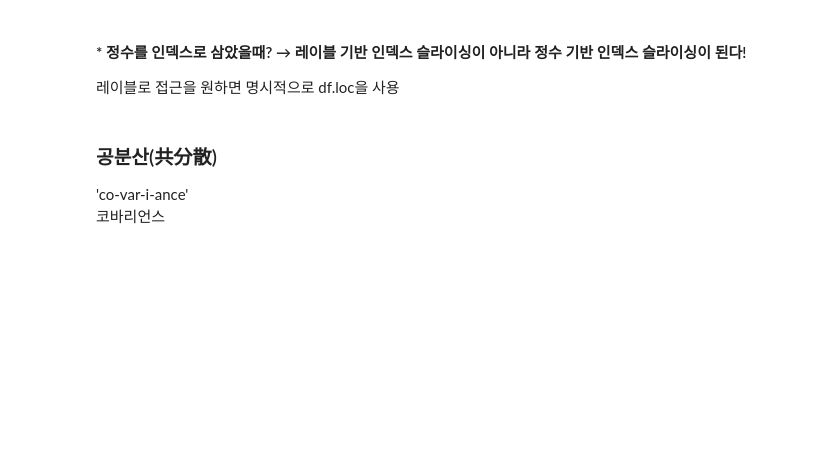
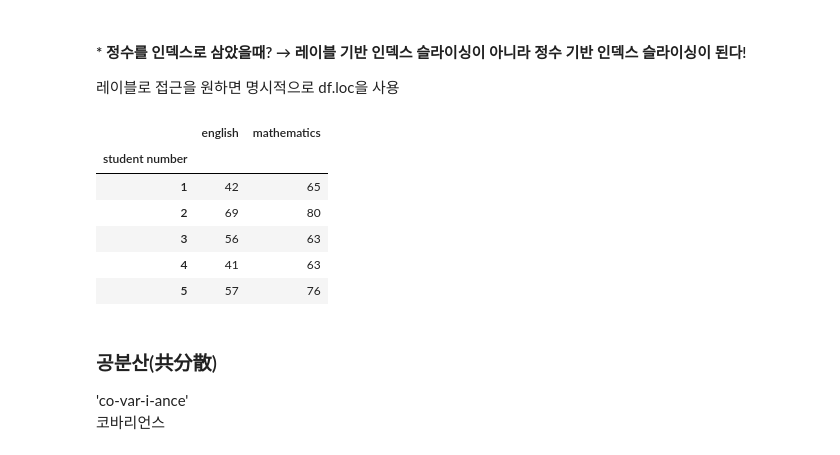
Before and after one commit to aprilslab/statistics-lab, a Jupyter notebook: w03/chap03.ipynb, the cells around one changed output. Drawn from its saved outputs; the diff is of its cells as text; code cells hidden in the pictures; blank space fills up the shorter version.

```diff
--- a/w03/chap03.ipynb
+++ b/w03/chap03.ipynb
@@ -156,6 +166,16 @@ scores_df.iloc[1:2, 0]
 # %% [markdown]
 #### * 정수를 인덱스로 삼았을때? → 레이블 기반 인덱스 슬라이싱이 아니라 정수 기반 인덱스 슬라이싱이 된다!
 레이블로 접근을 원하면 명시적으로 df.loc을 사용
+# %%
+df.head()
+# %% [output]
+|  | english | mathematics |
+| student number |  |  |
+| 1 | 42 | 65 |
+| 2 | 69 | 80 |
+| 3 | 56 | 63 |
+| 4 | 41 | 63 |
+| 5 | 57 | 76 |
 # %%
 # 3번 인덱스 바로 전인 2번행까지만 포함한다.
 df[:3] # 0, 1, 2
```
Also changed, not shown: parts of 6 cells of this notebook, 16 other files.
